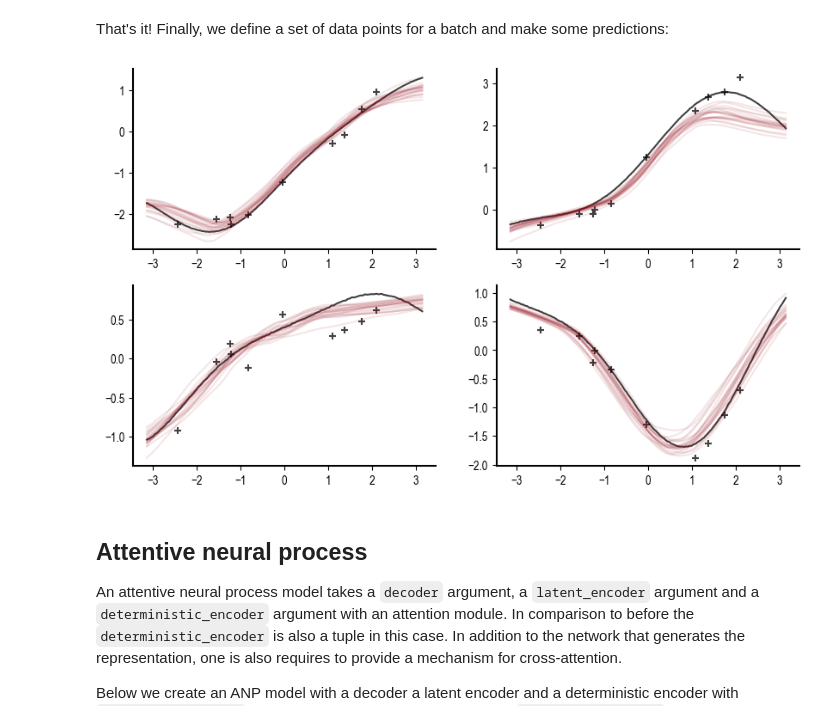
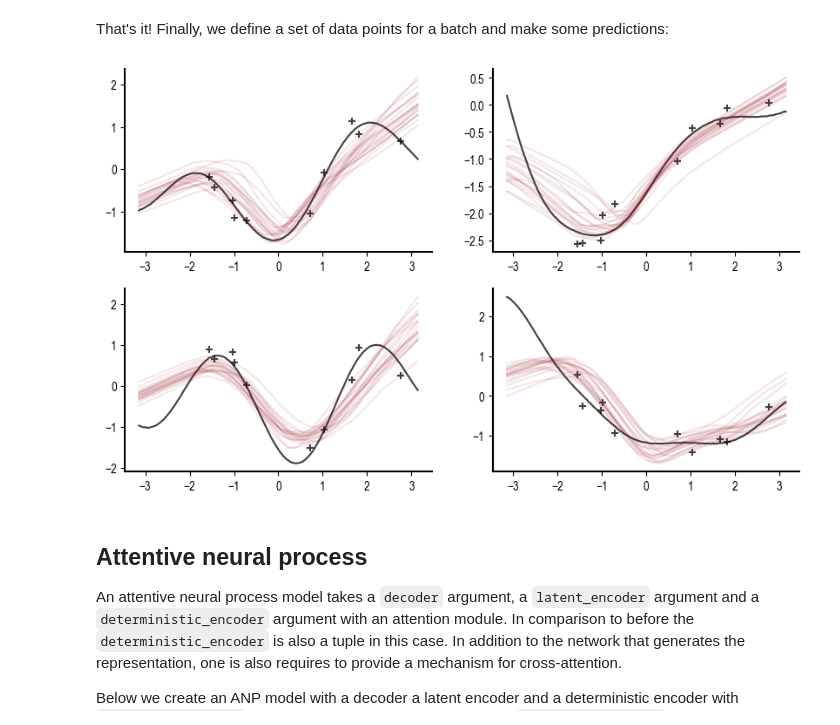
Before and after one commit to ramsey-devs/ramsey, a Jupyter notebook: docs/notebooks/neural_processes.ipynb, the cells around one changed output. Saved outputs shown, nothing was run; the diff lists cells and outputs as text; code cells hidden in the pictures.

```diff
--- a/docs/notebooks/neural_processes.ipynb
+++ b/docs/notebooks/neural_processes.ipynb
@@ -19,9 +15,9 @@ rc("font", **{"family": "sans-serif", "sans-serif": ["Arial Narrow"]})
 # %% [markdown]
 Next we sample some data from a Gaussian process:
 # %%
-rng_key = jr.PRNGKey(1)
-sample_key, rng_key = jr.split(rng_key)
+from ramsey.data import sample_from_gaussian_process
 
+sample_key, rng_key = jr.split(jr.key(0))
 data = sample_from_gaussian_process(sample_key, batch_size=10, num_observations=200)
 (x_target, y_target), f_target = (data.x, data.y), data.f
 # %% [markdown]
@@ -53,26 +49,31 @@ Having sampled a data set, we can define the model. A neural process model takes
 
 Below we create a simple NP model with a decoder and a latent encoder. All networks are MLPs. The decoder has two neurons in its final layer (for mean and variance of the Gaussian that models the data), the encoder's final layer is 2*128 nodes to parameterize a latent 128 dimensional Gaussian.
 # %%
+from flax import nnx
 from ramsey import NP
+from ramsey.nn import MLP
 
+def get_neural_process(in_features, out_features):
+  dim = 64
+  np = NP(
+    latent_encoder=(
+      MLP(in_features + out_features, [dim, dim], rngs=nnx.Rngs(0)),
+      MLP(dim, [dim, dim * 2], rngs=nnx.Rngs(1))
+    ),
+    decoder=MLP(in_features + dim, [dim, dim, out_features * 2], rngs=nnx.Rngs(2)),
+    rngs=nnx.Rngs(3)
+  )
+  return np
 
-def get_neural_process():
-    dim = 128
-    np = NP(
-        decoder=MLP([dim] * 3 + [2]),
-        latent_encoder=(MLP([dim] * 3), MLP([dim, dim * 2])),
-    )
-    return np
-
-
-neural_process = get_neural_process()
+neural_process = get_neural_process(1, 1)
 # %% [markdown]
 We use 10 context points and 20 target points per iteration of training:
 # %%
-train_key, rng_key = jr.split(jr.PRNGKey(0))
+from ramsey import train_neural_process
 
+train_key, rng_key = jr.split(jr.key(0))
 n_context, n_target = 10, 20
-params, _ = train_neural_process(
+neural_process = train_neural_process(
     train_key,
     neural_process,
     x=x_target,
@@ -93,36 +94,34 @@ sample_idxs = jr.choice(
 # %%
 idxs = [0, 2, 5, 7]
 _, axes = plt.subplots(figsize=(10, 6), nrows=2, ncols=2)
 for _, (idx, ax) in enumerate(zip(idxs, axes.flatten())):
     x = jnp.squeeze(x_target[idx, :, :])
     f = jnp.squeeze(f_target[idx, :, :])
     y = jnp.squeeze(y_target[idx, :, :])
 
     srt_idxs = jnp.argsort(x)
     ax.plot(x[srt_idxs], f[srt_idxs], color="black", alpha=0.75)
     ax.scatter(
         x[sample_idxs[:n_context]],
         y[sample_idxs[:n_context]],
         color="black",
         marker="+",
         alpha=0.75,
     )
 
     for _ in range(20):
         sample_rng_key, rng_key = jr.split(rng_key, 2)
-        y_star = neural_process.apply(
-            variables=params,
-            rngs={"sample": sample_rng_key},
+        y_star = neural_process(
             x_context=x[jnp.newaxis, sample_idxs, jnp.newaxis],
             y_context=y[jnp.newaxis, sample_idxs, jnp.newaxis],
             x_target=x_target[[idx], :, :],
         ).mean
         x_star = jnp.squeeze(x_target[[idx], :, :])
         y_star = jnp.squeeze(y_star)
         ax.plot(x_star[srt_idxs], y_star[srt_idxs], color="#960C1A", alpha=0.1)
 plt.show()
 # %% [output]
-[figure, old version]
+[figure, new version]
 # %% [markdown]
 ## Attentive neural process
 
```
Also changed, not shown: parts of 7 cells of this notebook, 22 other files.
